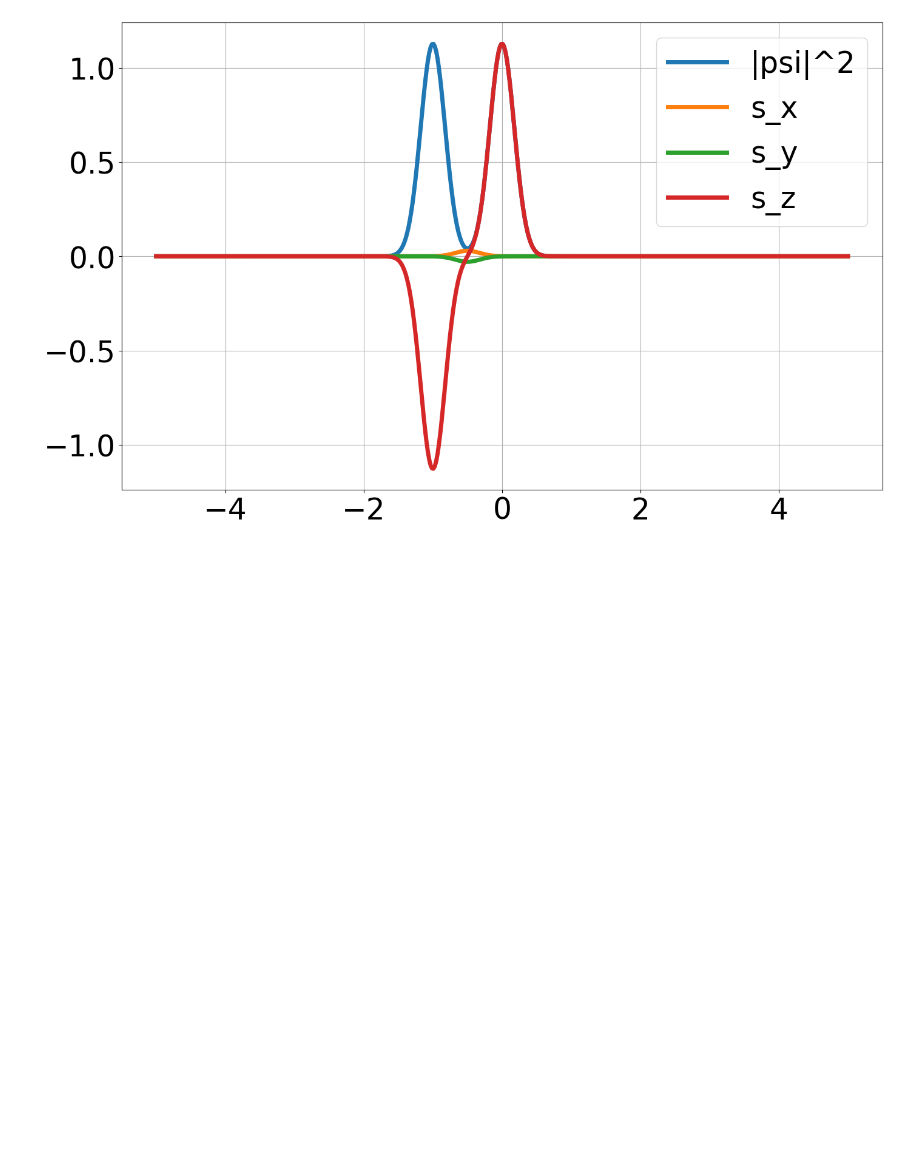
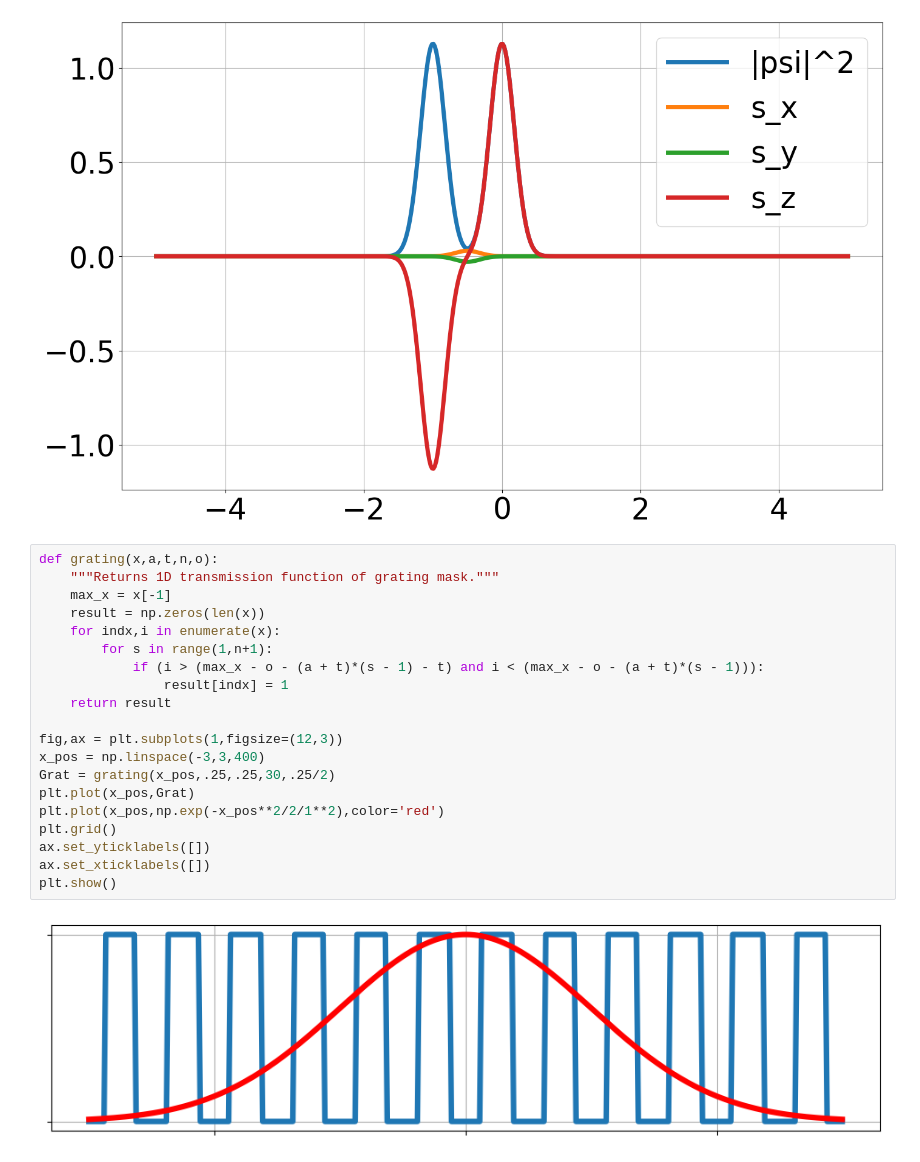
Before and after one commit to srmck/SESANS-coherence-length, a Jupyter notebook: Coherence_analysis.ipynb, the cells around one changed output. Cells and saved outputs as stored; diff of their text form; blank space fills up the shorter version.

Commit message:
added more figures

```diff
--- a/Coherence_analysis.ipynb
+++ b/Coherence_analysis.ipynb
@@ -1032,3 +1034,25 @@ Area s_x = 0.013
 Area s_y = -0.013
 Area s_z = 0.0
 [figure]
+# %%
+def grating(x,a,t,n,o):
+    """Returns 1D transmission function of grating mask."""
+    max_x = x[-1]
+    result = np.zeros(len(x))
+    for indx,i in enumerate(x):
+        for s in range(1,n+1):
+            if (i > (max_x - o - (a + t)*(s - 1) - t) and i < (max_x - o - (a + t)*(s - 1))):
+                result[indx] = 1
+    return result
+
+fig,ax = plt.subplots(1,figsize=(12,3))
+x_pos = np.linspace(-3,3,400)
+Grat = grating(x_pos,.25,.25,30,.25/2)
+plt.plot(x_pos,Grat)
+plt.plot(x_pos,np.exp(-x_pos**2/2/1**2),color='red')
+plt.grid()
+ax.set_yticklabels([])
+ax.set_xticklabels([])
+plt.show()
+# %% [output]
+[figure, added]
```
Also changed, not shown: parts of 1 cell of this notebook, 4 other files.
